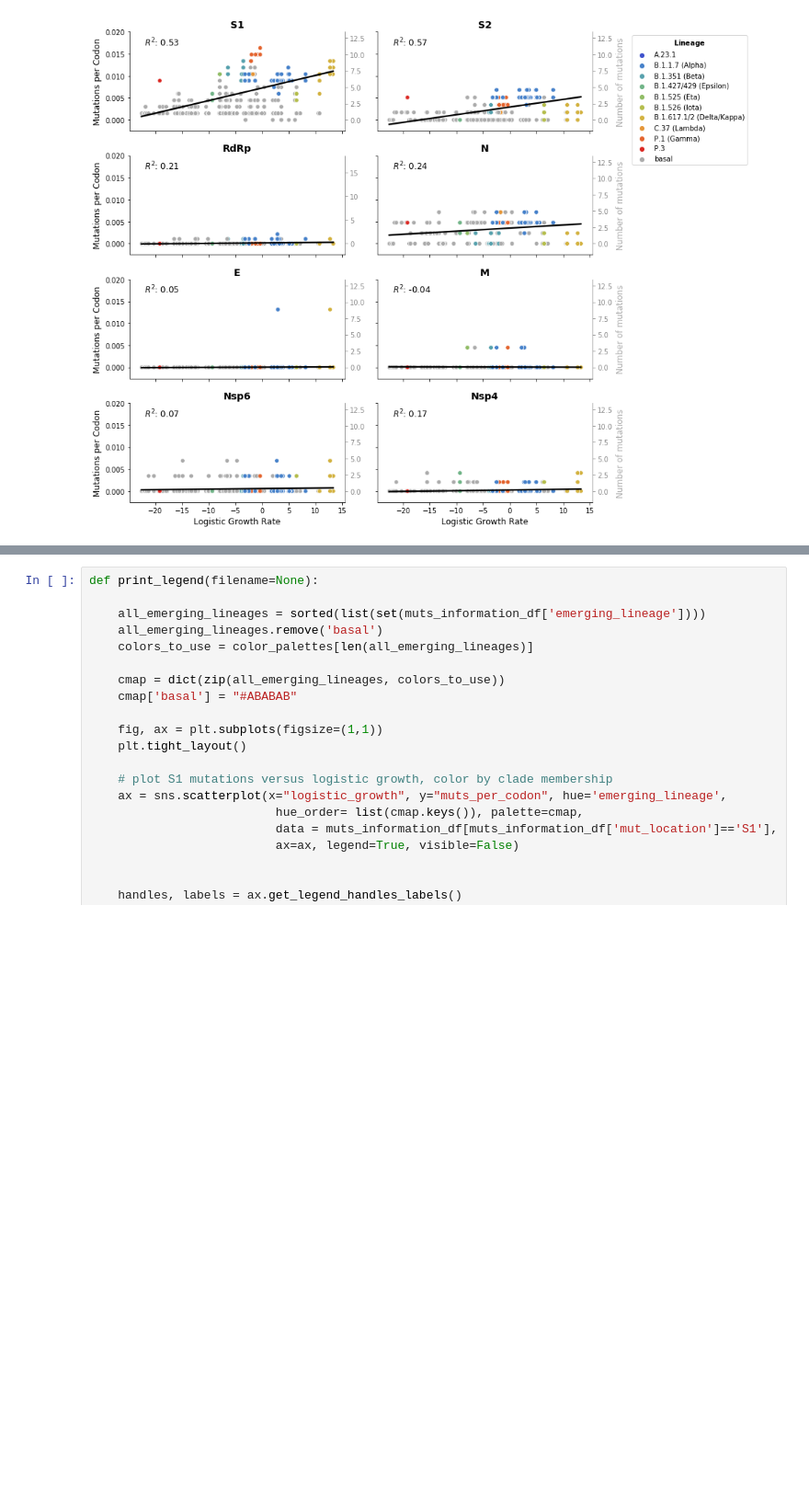
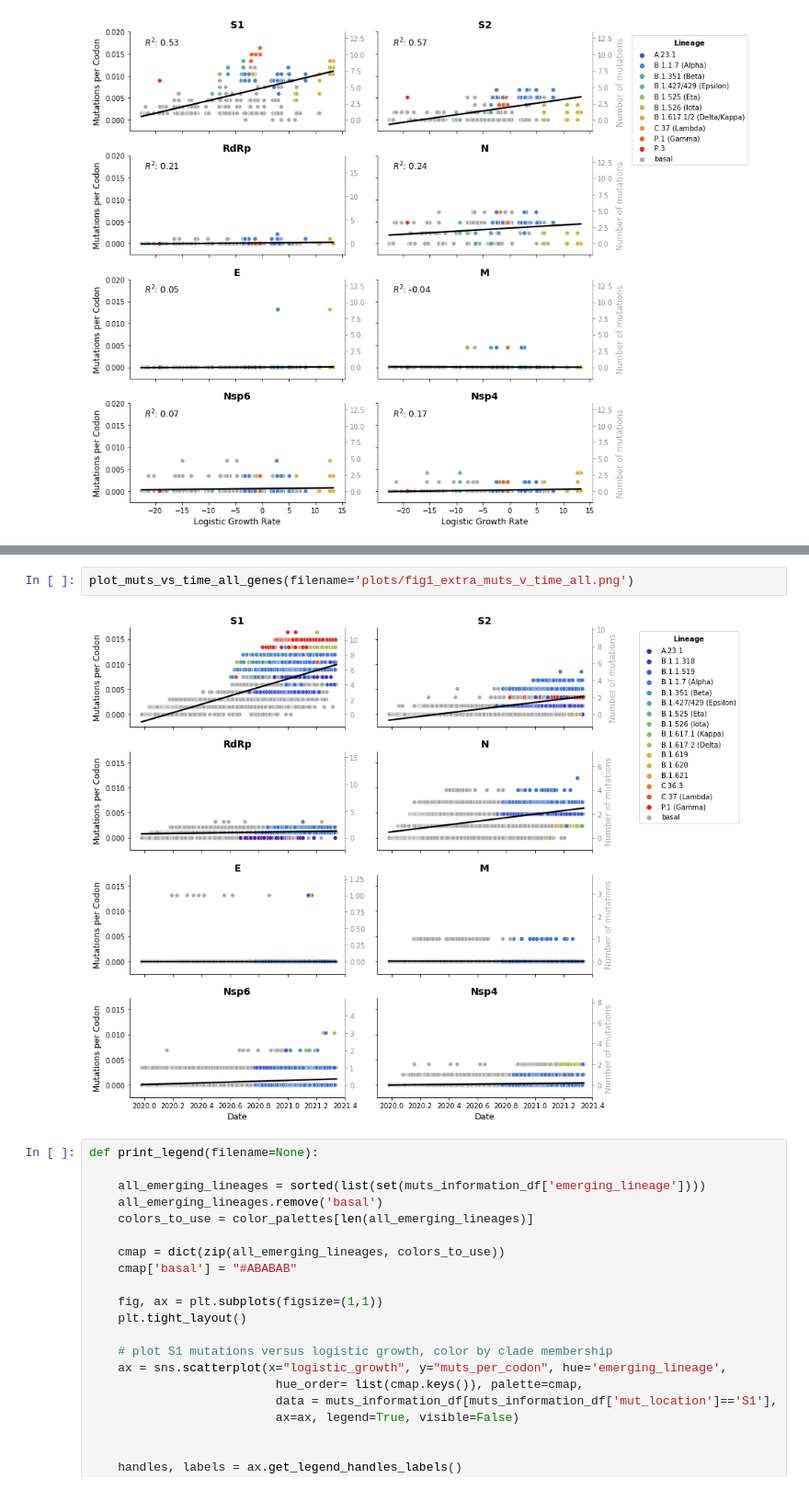
Before and after one commit to blab/sarscov2-adaptive-evolution, a Jupyter notebook: analysis/fig1-muts_by_time_and_growthrate.ipynb, the cells around one changed output, grey strips where cells are left out. Shown at 92% size. Cells and saved outputs as stored; diff of their text form; blank space fills up the shorter version.

```diff
--- a/analysis/fig1-muts_by_time_and_growthrate.ipynb
+++ b/analysis/fig1-muts_by_time_and_growthrate.ipynb
@@ -891,3 +1080,7 @@ plot_muts_vs_logistic_growth_all_genes(filename = 'plots/fig1_supp_20210519.png'
+# %%
+plot_muts_vs_time_all_genes(filename='plots/fig1_extra_muts_v_time_all.png')
+# %% [output]
+[figure, added]
 # %%
 def print_legend(filename=None):
 
```
Also changed, not shown: parts of 2 cells of this notebook, 54 other files.
